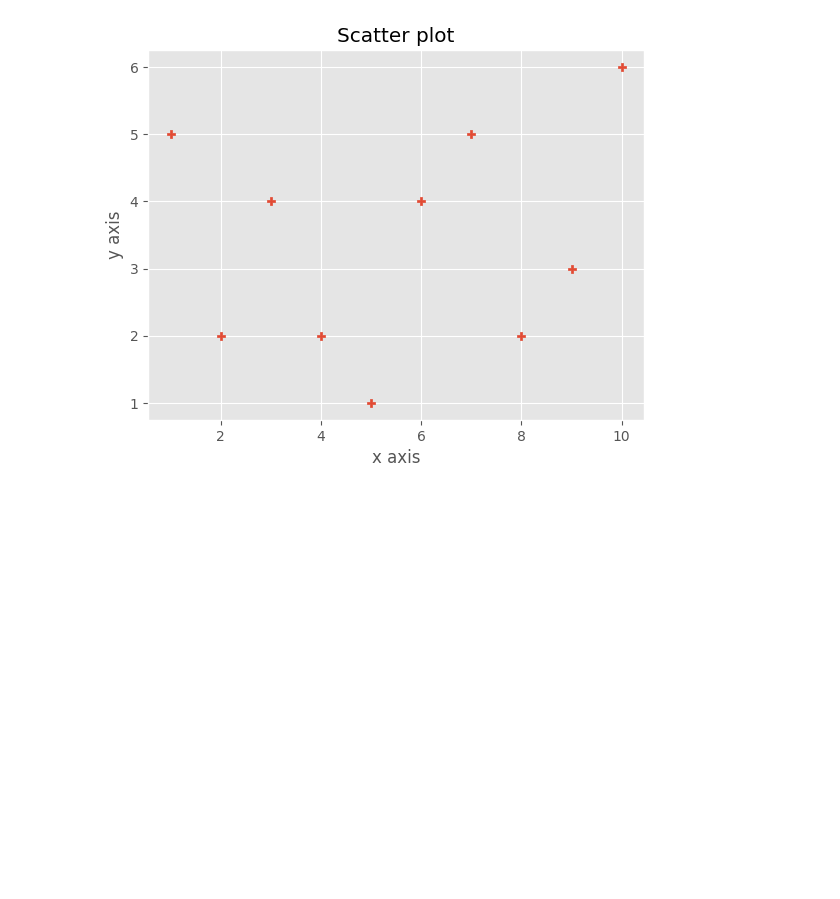
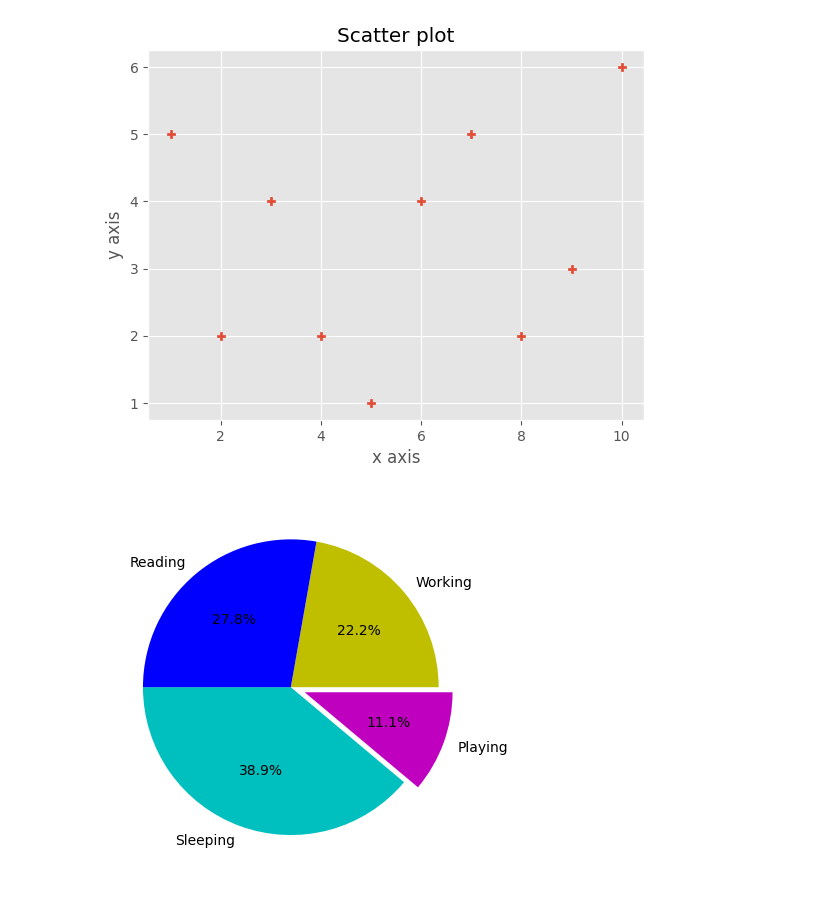
Before and after one commit to kasimlohar/Advance_Python, a Jupyter notebook: matplotlib.ipynb, the cells around one changed output. Saved outputs shown, nothing was run; the diff lists cells and outputs as text; code cells hidden in the pictures; blank space fills up the shorter version.

```diff
--- a/matplotlib.ipynb
+++ b/matplotlib.ipynb
@@ -103,3 +103,14 @@ plt.ylabel('y axis')
 plt.show()
 # %% [output]
 [figure]
+# %%
+# Pie Chart
+#pie()
+
+slices = [7, 2, 4, 5]
+activities = ['Sleeping', 'Playing', 'Working', 'Reading']
+cols = ['c', 'm', 'y', 'b']
+plt.pie(slices, labels=activities, colors=cols, startangle=180, explode=(0,0.1,0,0), autopct = '%1.1f%%')
+plt.show()
+# %% [output]
+[figure, added]
```
Also changed, not shown: parts of 8 cells of this notebook.
